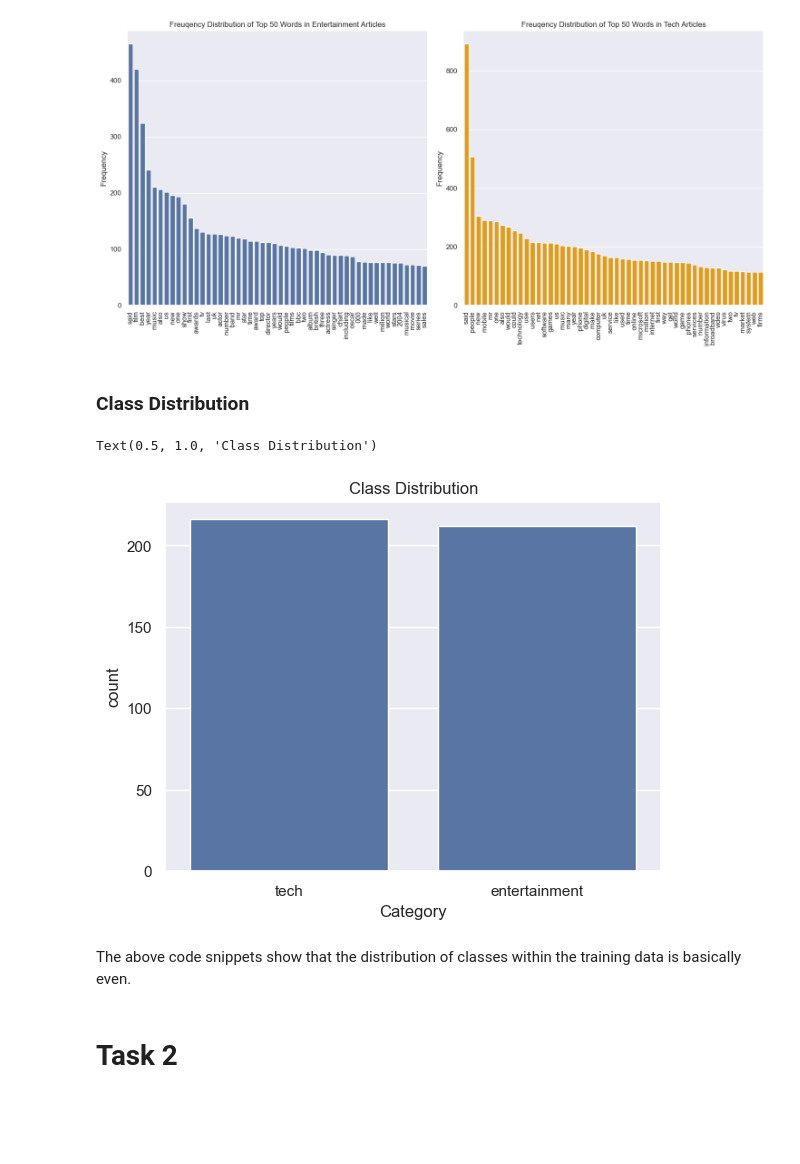
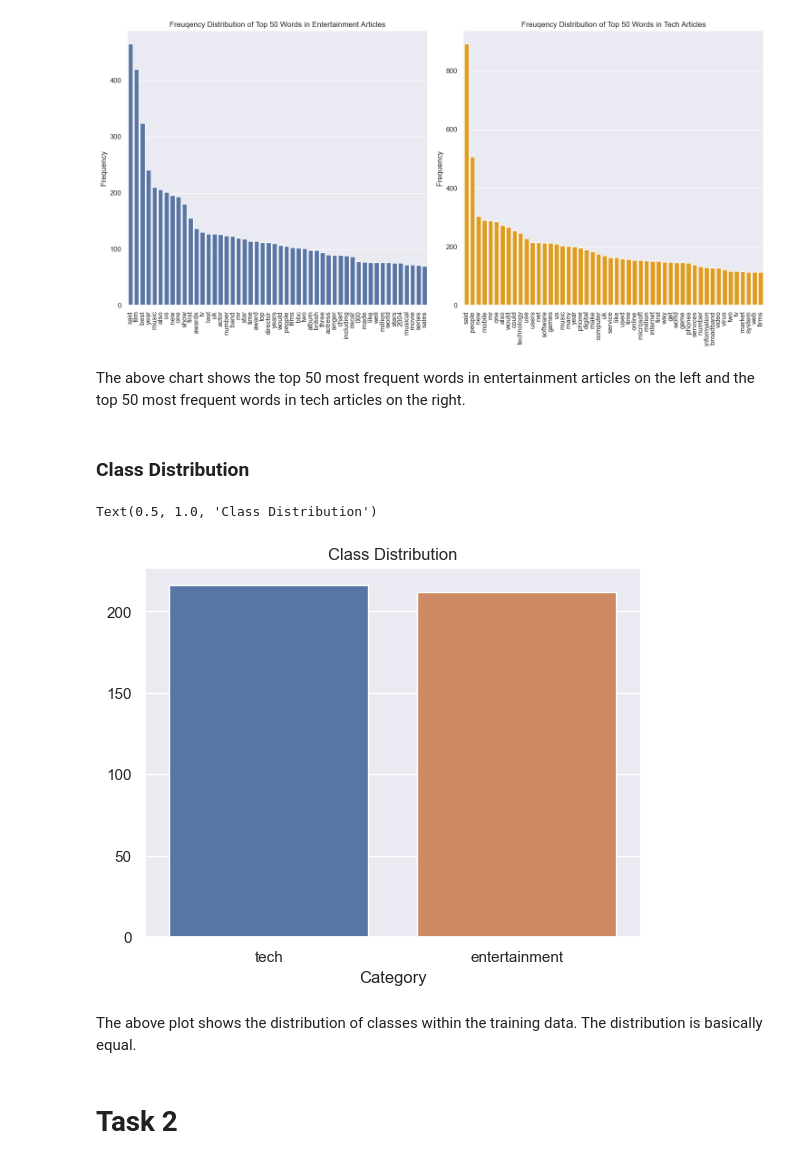
Before and after one commit to csprono/CS361-A3, a Jupyter notebook: task4.ipynb, the cells around one changed output. Cells and saved outputs as stored; diff of their text form; code cells hidden in the pictures; blank space fills up the shorter version.

Commit message:
fixed task 1b)iii) graph and task 1 comments

```diff
--- a/task4.ipynb
+++ b/task4.ipynb
@@ -78,17 +80,21 @@ plt.title('Freuqency Distribution of Top 50 Words in Tech Articles')
 plt.tight_layout()
 # %% [output]
 [figure]
+# %% [markdown]
+The above chart shows the top 50 most frequent words in entertainment articles on the left and the top 50 most frequent words in tech articles on the right.
 # %% [markdown]
 ### Class Distribution
 # %%
+class_counts = train['Category'].value_counts()
+
 sns.set_theme(rc={'figure.figsize':(6.4,4.8)})
-sns.barplot(train['Category'].value_counts())
+sns.barplot(x = class_counts.index, y = class_counts.values, hue=class_counts.index)
 plt.title('Class Distribution')
 # %% [output]
 Text(0.5, 1.0, 'Class Distribution')
-[figure, old version]
+[figure, new version]
 # %% [markdown]
-The above code snippets show that the distribution of classes within the training data is basically even.
+The above plot shows the distribution of classes within the training data. The distribution is basically equal.
 # %% [markdown]
 # Task 2
 # %%
```
Also changed, not shown: parts of 2 cells of this notebook.
